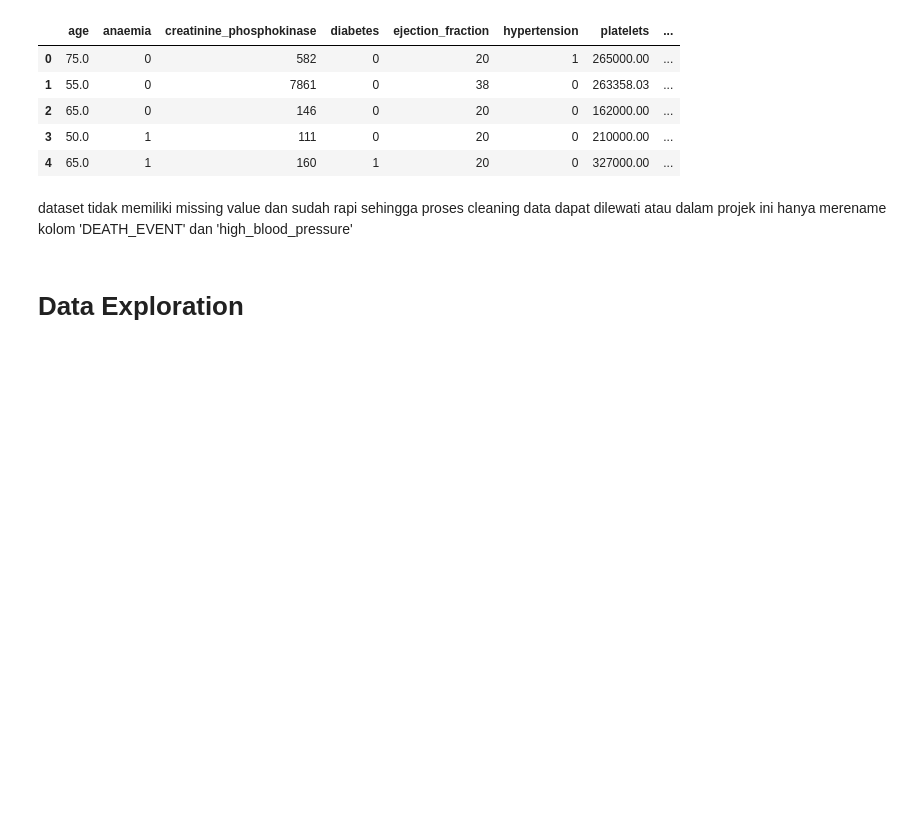
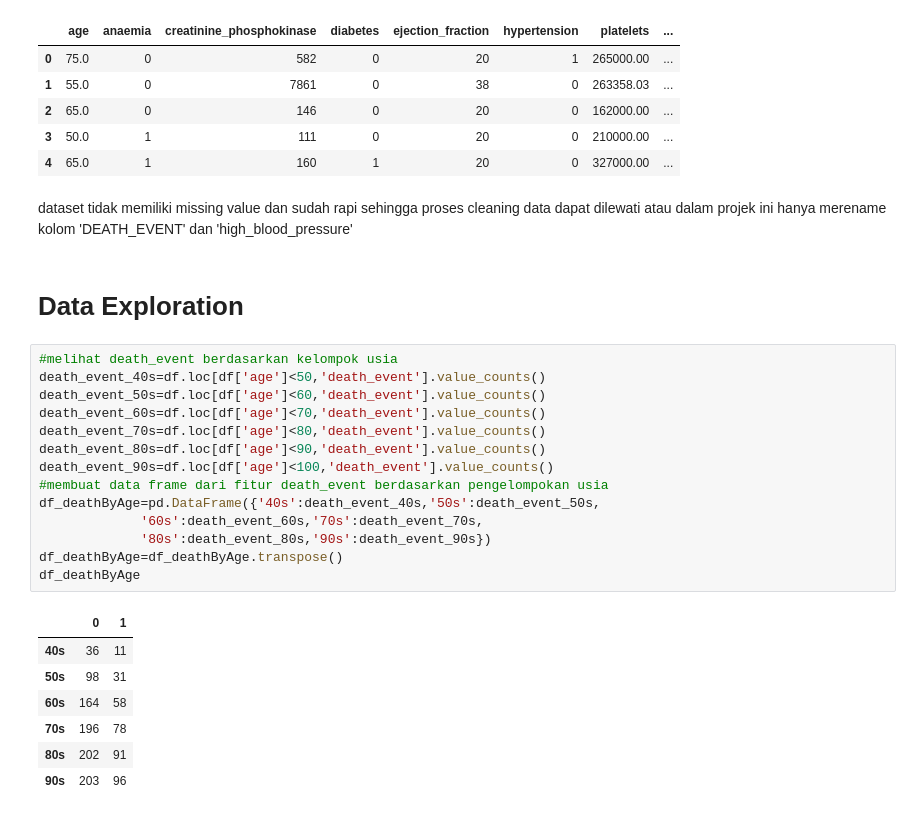
Before and after one commit to HelennaConstantia/PYTN-KampusMerdeka_FP3, a Jupyter notebook: PYTN_KampusMerdeka_fp3_Helenna Constantia.ipynb, the cells around one changed output. Drawn from its saved outputs; the diff is of its cells as text; blank space fills up the shorter version.

```diff
--- a/PYTN_KampusMerdeka_fp3_Helenna Constantia.ipynb
+++ b/PYTN_KampusMerdeka_fp3_Helenna Constantia.ipynb
@@ -138,3 +140,25 @@ df.head()
 dataset tidak memiliki missing value dan sudah rapi sehingga proses cleaning data dapat dilewati atau dalam projek ini hanya merename kolom 'DEATH_EVENT' dan 'high_blood_pressure'
 # %% [markdown]
 # Data Exploration
+# %%
+#melihat death_event berdasarkan kelompok usia
+death_event_40s=df.loc[df['age']<50,'death_event'].value_counts()
+death_event_50s=df.loc[df['age']<60,'death_event'].value_counts()
+death_event_60s=df.loc[df['age']<70,'death_event'].value_counts()
+death_event_70s=df.loc[df['age']<80,'death_event'].value_counts()
+death_event_80s=df.loc[df['age']<90,'death_event'].value_counts()
+death_event_90s=df.loc[df['age']<100,'death_event'].value_counts()
+#membuat data frame dari fitur death_event berdasarkan pengelompokan usia
+df_deathByAge=pd.DataFrame({'40s':death_event_40s,'50s':death_event_50s,
+             '60s':death_event_60s,'70s':death_event_70s,
+             '80s':death_event_80s,'90s':death_event_90s})
+df_deathByAge=df_deathByAge.transpose()
+df_deathByAge
+# %% [output]
+|  | 0 | 1 |
+| 40s | 36 | 11 |
+| 50s | 98 | 31 |
+| 60s | 164 | 58 |
+| 70s | 196 | 78 |
+| 80s | 202 | 91 |
+| 90s | 203 | 96 |
```
Also changed, not shown: parts of 12 cells of this notebook.
